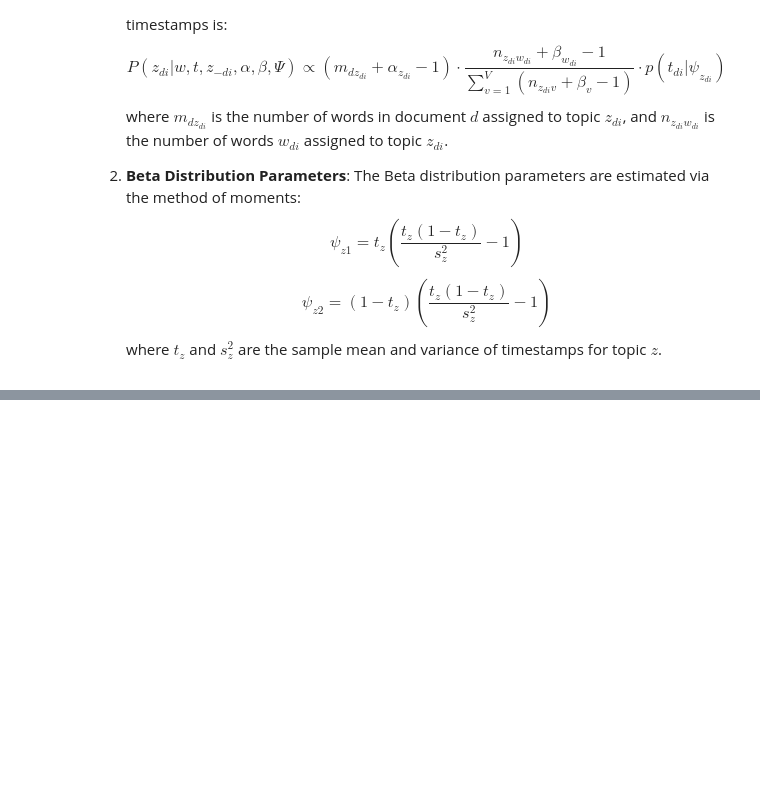
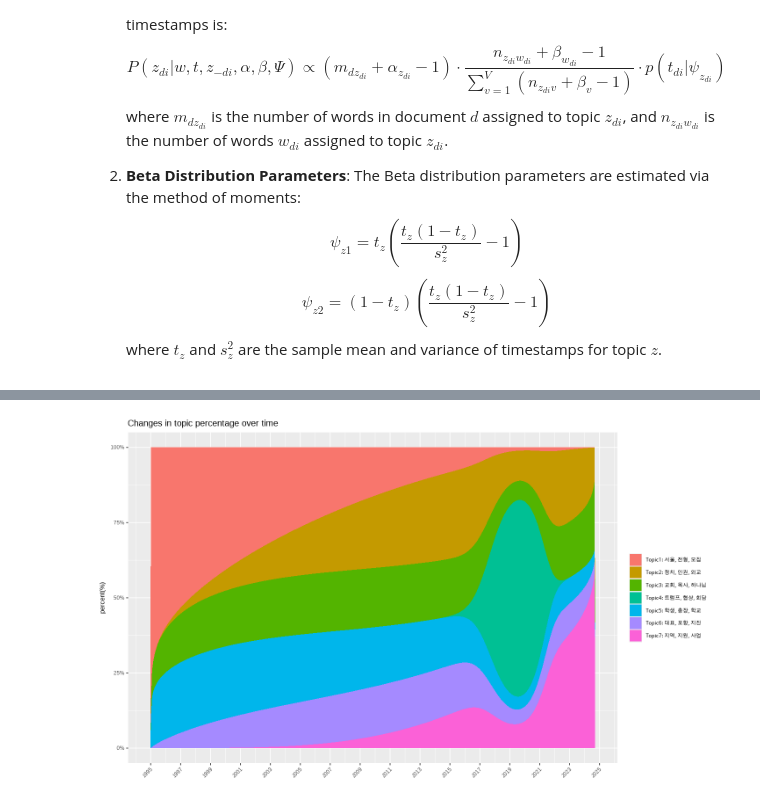
Before and after one commit to sorrychoe/topic-modeling-theory, a Jupyter notebook: notebook/Topic_over_Times.ipynb, the cells around one changed output, grey strips where cells are left out. Saved outputs shown, nothing was run; the diff lists cells and outputs as text; code cells hidden in the pictures; blank space fills up the shorter version.

```diff
--- a/notebook/Topic_over_Times.ipynb
+++ b/notebook/Topic_over_Times.ipynb
@@ -112,0 +324,19 @@ Inference in ToT uses **Gibbs sampling** for approximate posterior inference.
+# %%
+# Changes in topic percentage over time: P(topic | time)
+td_trend <- topic_time(tot_model, date_grid) |>
+  as_tibble() |>
+  setNames(topic_labels) |>
+  mutate(date = date_grid) |>
+  pivot_longer(-date, names_to = "topic", values_to = "prob")
+
+td_trend |>
+  ggplot(aes(x = date, y = prob, fill = topic)) +
+  geom_area() +
+  scale_y_continuous(labels = scales::percent) +
+  scale_x_date(date_breaks = "2 years", date_labels = "%Y") +
+  labs(x = NULL, y = "percent(%)", fill = NULL,
+       title = "Changes in topic percentage over time") +
+  theme(plot.title = element_text(size = 15),
+        axis.text.x = element_text(angle = 45, hjust = 1))
+# %% [output]
+[figure, added]
```
Also changed, not shown: parts of 19 cells of this notebook, 4 other files.
